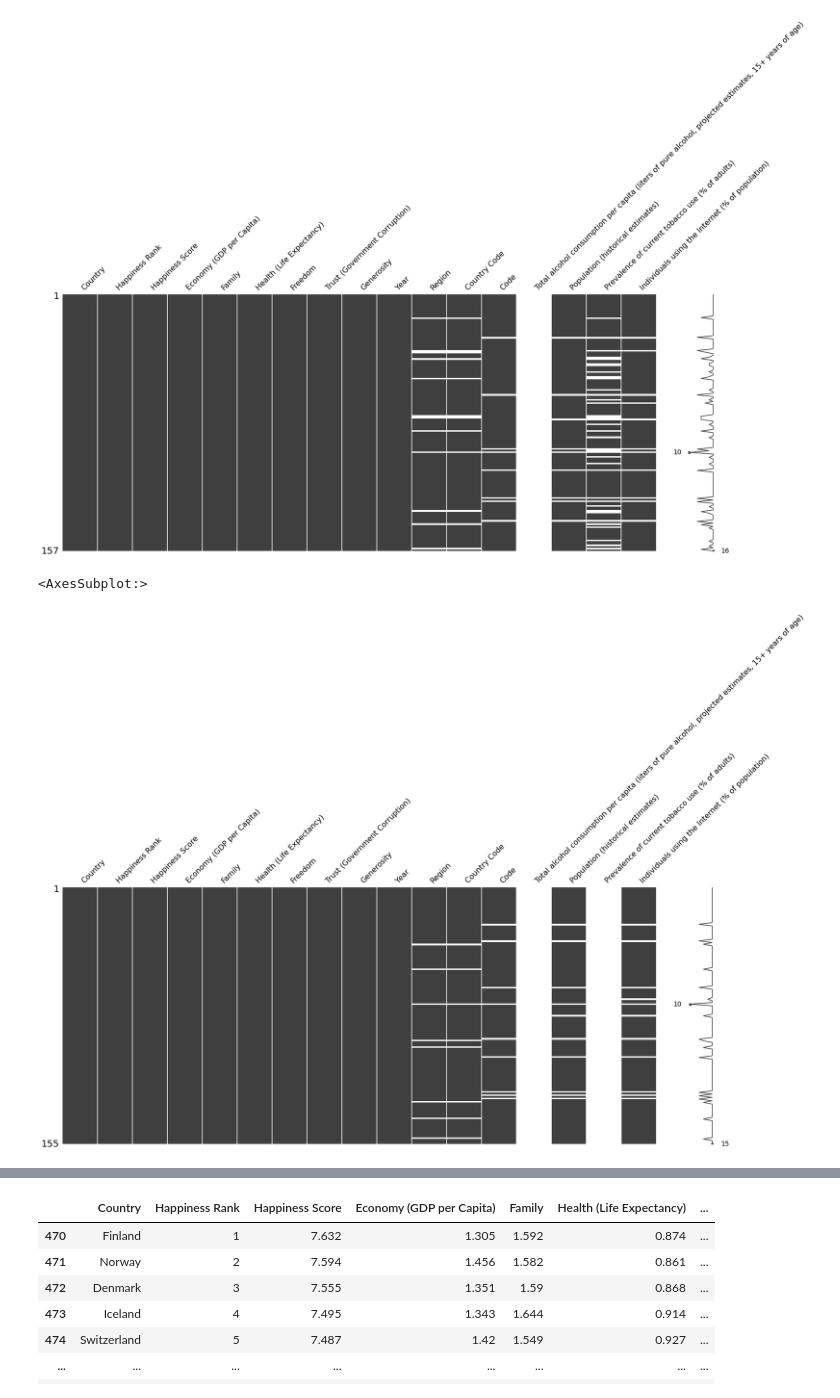
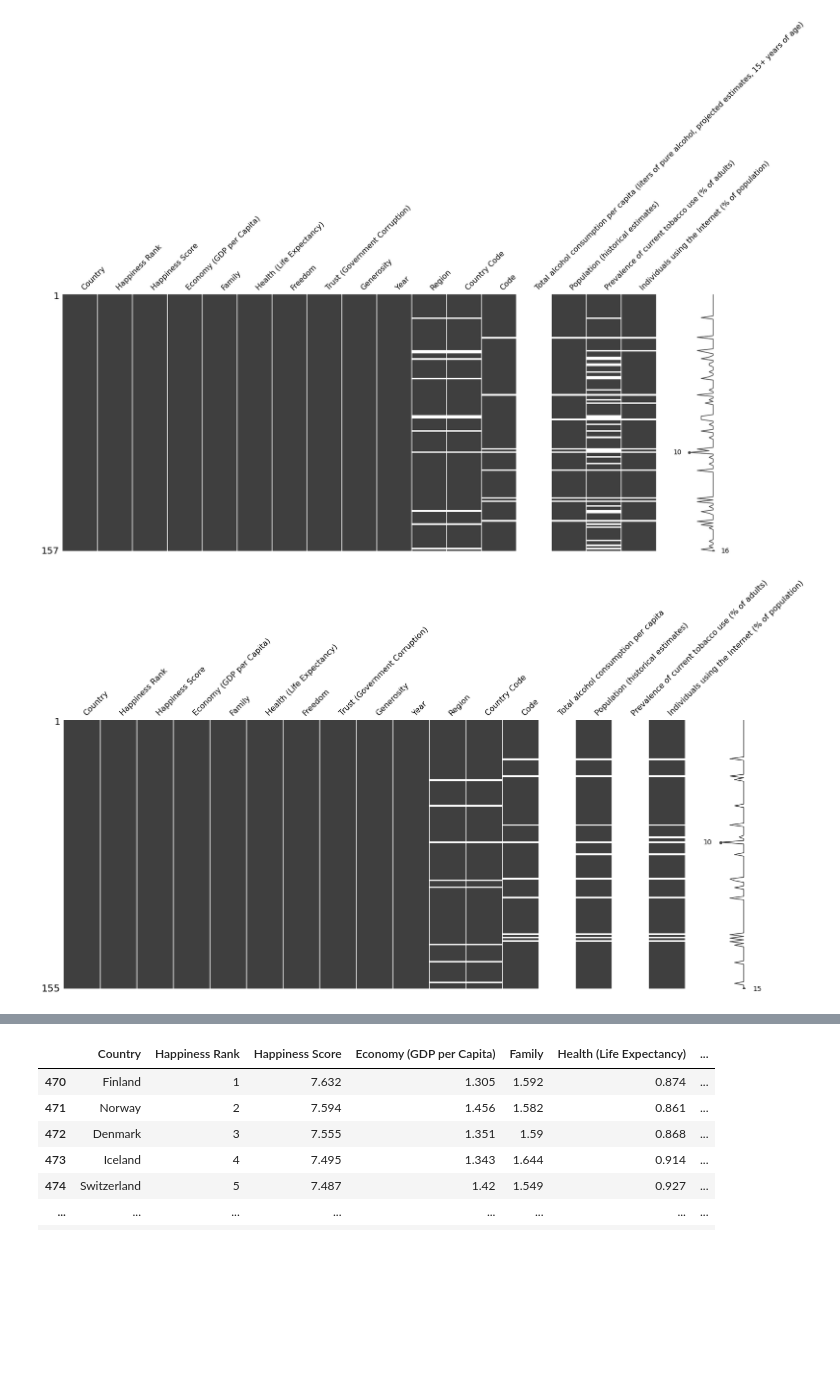
Before and after one commit to Oliss4t/BHT_Vizsualisation_Project, a Jupyter notebook: preprocessing.ipynb, the cells around one changed output, grey strips where cells are left out. Drawn from its saved outputs; the diff is of its cells as text; code cells hidden in the pictures; blank space fills up the shorter version.

```diff
--- a/main.ipynb
+++ b/preprocessing.ipynb
@@ -347,0 +343,6 @@ msno.matrix(pd_happy_alcohol_smoke_internet)
+# %%
+pd_happy_alcohol_smoke_internet.rename(columns = {'Total alcohol consumption per capita (liters of pure alcohol, projected estimates, 15+ years of age)':'Total alcohol consumption per capita'}, inplace = True)
+
+fig = msno.matrix(pd_happy_alcohol_smoke_internet)
+fig_copy = fig.get_figure()
+fig_copy.savefig('full_data_missing_values.png', bbox_inches = 'tight')
@@ -356,8 +360,11 @@ msno.matrix(pd_happy_alcohol_smoke_internet[(pd_happy_alcohol_smoke_internet.Yea
 <AxesSubplot:>
 [figure]
 # %%
-msno.matrix(pd_happy_alcohol_smoke_internet[(pd_happy_alcohol_smoke_internet.Year == 2017)])
+fig = msno.matrix(pd_happy_alcohol_smoke_internet[(pd_happy_alcohol_smoke_internet.Year == 2017)])
+
+
+fig_copy = fig.get_figure()
+fig_copy.savefig('2017_missing_values.png', bbox_inches = 'tight')
 # %% [output]
-<AxesSubplot:>
-[figure, old version]
+[figure, new version]
 # %%
```
Also changed, not shown: parts of 11 cells of this notebook, 5 other files.
